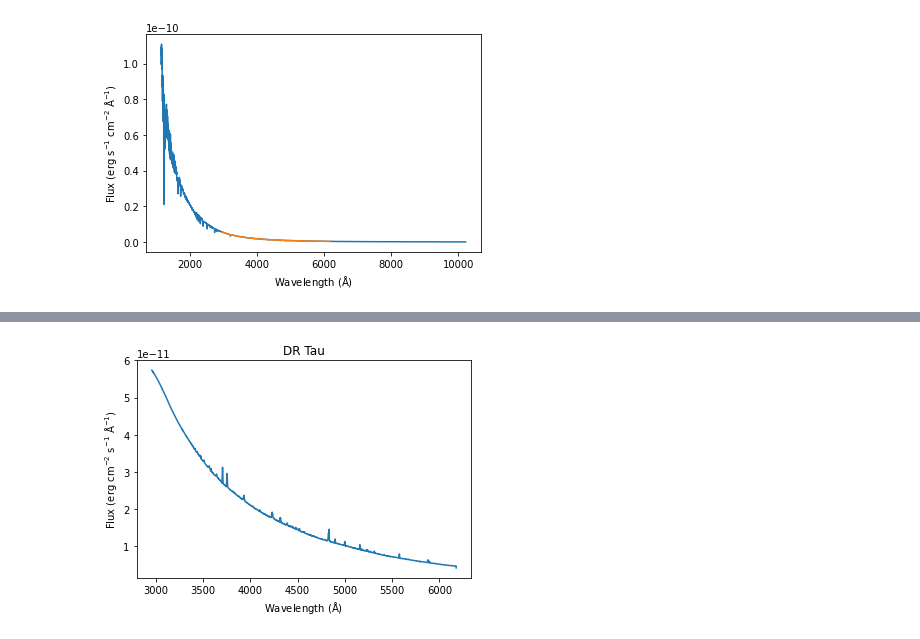
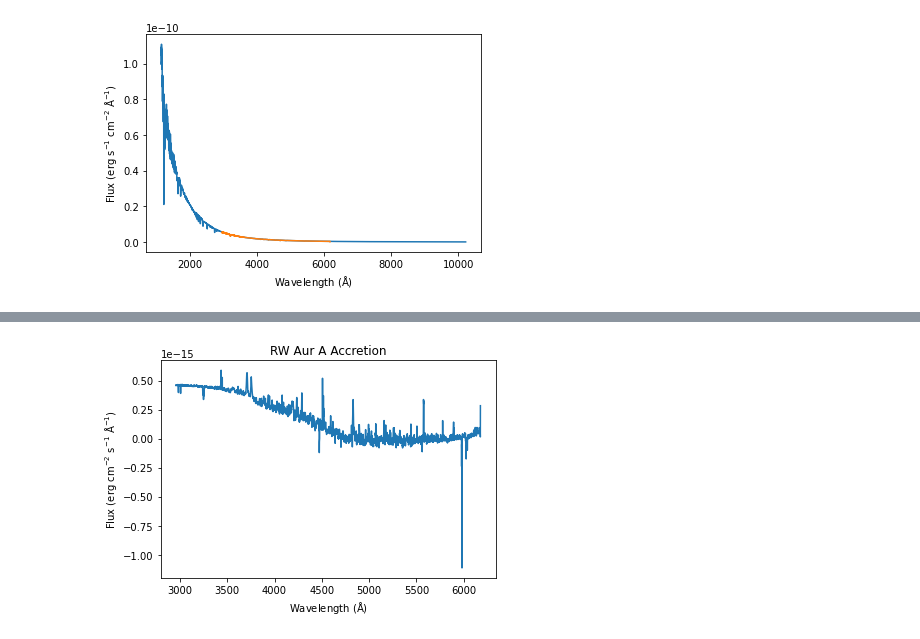
Before and after one commit to collinsinclair/astr-3520-final-project, a Jupyter notebook: Flux Calibration-2.ipynb, the cells around one changed output, grey strips where cells are left out. Drawn from its saved outputs; the diff is of its cells as text; code cells hidden in the pictures.

Commit message:
add final plots

```diff
--- a/Flux Calibration-2.ipynb
+++ b/Flux Calibration-2.ipynb
@@ -272,7 +269,7 @@ plt.savefig('standard_star_with_data_scaled.png', dpi=300)
 [figure]
 # %%
 # Smoothing!
-kwid = 128
+kwid = 64
 flux_factor_data_smooth = convolve(flux_factor_data, Gaussian1DKernel(kwid), boundary='extend')
 plt.plot(data_wavelengths, flux_factor_data_smooth)
 plt.xlabel('Wavelength ($\mathregular{\AA}$)')
@@ -282,0 +280,3 @@ plt.savefig('plots/bd_flux_1_smooth.png', dpi=300)
+# %%
+# get the median value of the smoothed flux factor between wavelengths 4000 and 6000
+flux_factor_data_smooth = np.median(flux_factor_data_smooth[(su_aur_wavelengths > 4000) & (su_aur_wavelengths < 6000)])
@@ -283,13 +358,15 @@ plt.savefig('plots/bd_flux_1_smooth.png', dpi=300)
 # %%
 # multiply the flux factor by the data
-su_aur = fits.open('apo_files/0032.SUAur.fits')[0].data
-su_aur_counts = su_aur[:, 900:1000].mean(axis=1)
-su_aur_wavelengths = comp_2_pix_to_wavelength(np.arange(su_aur.shape[0]))
-su_aur_counts /= (5 * 60)  # convert to counts per second
-su_aur_flux = flux_factor_data_smooth * su_aur_counts
-plt.plot(su_aur_wavelengths, su_aur_flux)
+rw_aur_a = fits.open('apo_files/0039.RWAur.fits')[0].data
+rw_aur_a_counts = rw_aur_a[:, 900:1000].mean(axis=1)
+rw_aur_a_wavelengths = comp_2_pix_to_wavelength(np.arange(rw_aur_a.shape[0]))
+rw_aur_a_wavelengths = np.flip(rw_aur_a_wavelengths)
+rw_aur_a_counts /= (6 * 60)  # convert to counts per second
+rw_aur_a_counts = np.flip(rw_aur_a_counts)
+rw_aur_a_flux = flux_factor_data_smooth * rw_aur_a_counts
+plt.plot(rw_aur_a_wavelengths, rw_aur_a_flux)
 plt.xlabel('Wavelength ($\mathregular{\AA}$)')
 plt.ylabel('Flux ($\mathregular{erg\ cm^{-2}\ s^{-1}\ \AA^{-1}}$)')
-plt.title('SU Aur')
-plt.savefig('plots/su_aur_flux.png', dpi=300)
+plt.title('RW Aur A')
+plt.savefig('plots/rw_aur_a_flux.png', dpi=300)
 # %% [output]
@@ -296,0 +374,9 @@ plt.savefig('plots/su_aur_flux.png', dpi=300)
+# %%
+fig, ax = plt.subplots(1, 1, figsize=(10, 10))
+ax.plot(rw_aur_a_wavelengths, rw_aur_a_flux, label='RW Aur')
+scale_factor = 0.0102
+ax.plot(su_aur_wavelengths, su_aur_flux * scale_factor, label='SU Aur')
+ax.set_xlabel('Wavelength ($\mathregular{\AA}$)')
+ax.set_ylabel('Flux ($\mathregular{erg\ cm^{-2}\ s^{-1}\ \AA^{-1}}$)')
+ax.legend()
+plt.savefig('plots/rw_aur_su_aur_flux.png', dpi=300)
@@ -297,14 +385,9 @@ plt.savefig('plots/su_aur_flux.png', dpi=300)
 # %%
-# multiply the flux factor by the data
-dr_tau = fits.open('apo_files/0036.DRTau.fits')[0].data
-dr_tau_counts = dr_tau[:, 900:1000].mean(axis=1)
-dr_tau_wavelengths = comp_2_pix_to_wavelength(np.arange(dr_tau.shape[0]))
-dr_tau_counts /= (5 * 60)  # convert to counts per second
-dr_tau_flux = flux_factor_data_smooth * dr_tau_counts
-plt.plot(dr_tau_wavelengths, dr_tau_flux)
+rw_aur_a_accretion = rw_aur_a_flux - (su_aur_flux * scale_factor)
+plt.plot(rw_aur_a_wavelengths, rw_aur_a_accretion)
 plt.xlabel('Wavelength ($\mathregular{\AA}$)')
 plt.ylabel('Flux ($\mathregular{erg\ cm^{-2}\ s^{-1}\ \AA^{-1}}$)')
-plt.title('DR Tau')
-plt.savefig('plots/dr_tau_flux.png', dpi=300)
+plt.title('RW Aur A Accretion')
+plt.savefig('plots/rw_aur_a_accretion.png', dpi=300)
 # %% [output]
-[figure, old version]
+[figure, new version]
```
Also changed, not shown: parts of 21 cells of this notebook, 8 other files.
